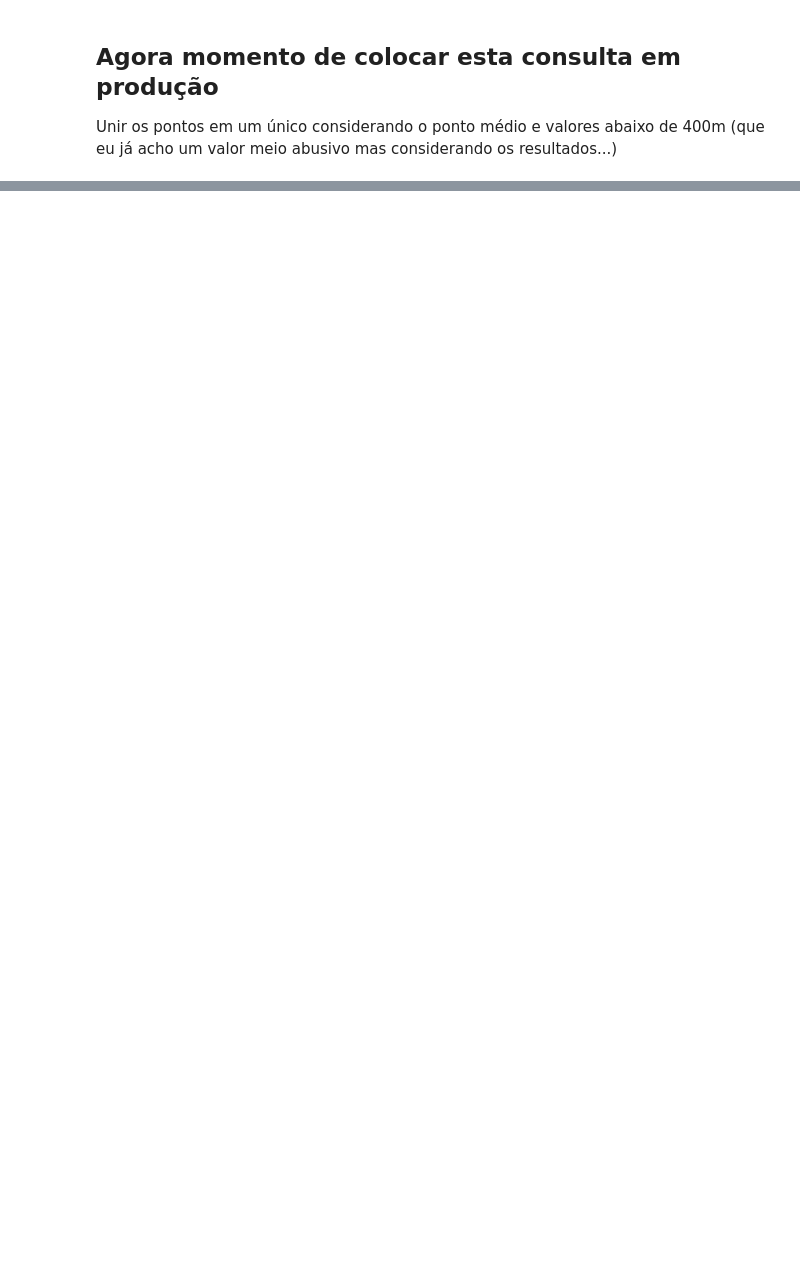
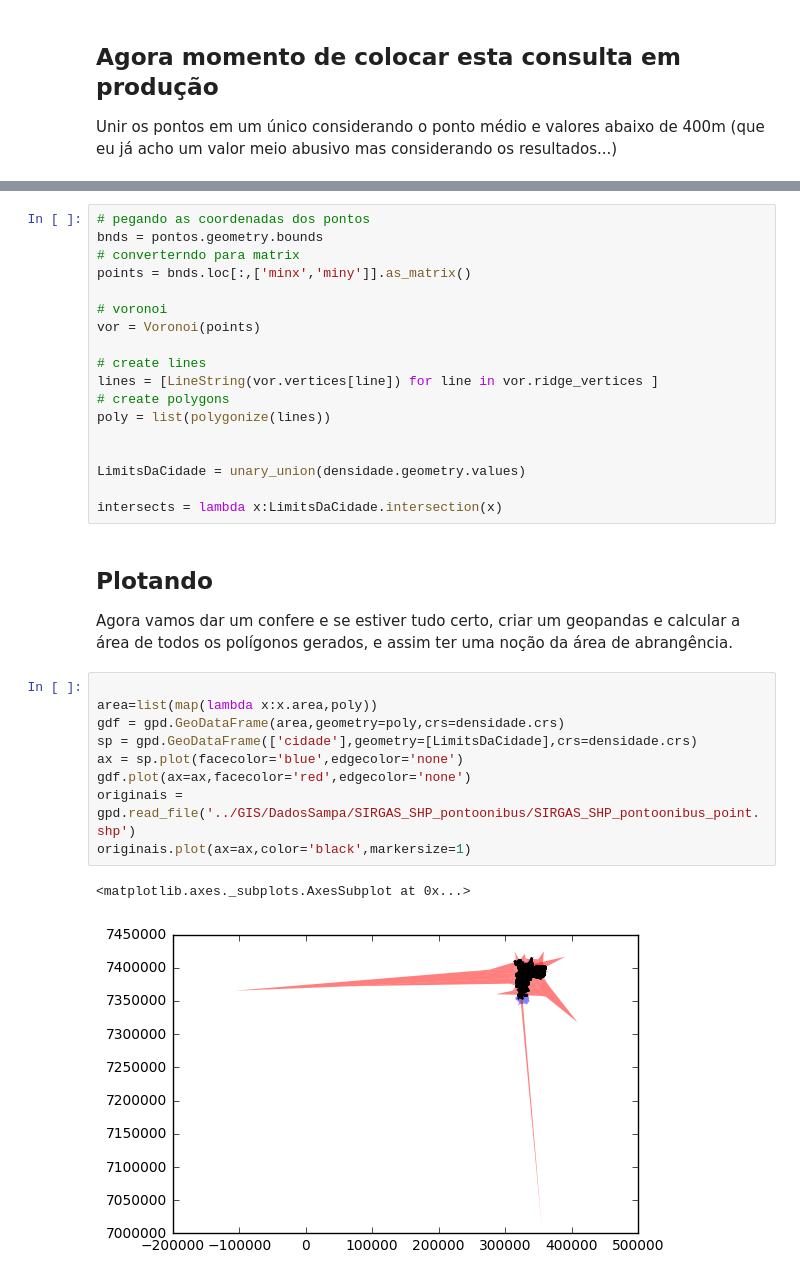
Before and after one commit to titoconte/notebooks, a Jupyter notebook: AbrangenciaDoBusaoSP.ipynb, the cells around one changed output, grey strips where cells are left out. Cells and saved outputs as stored; diff of their text form; blank space fills up the shorter version.

```diff
--- a/AbrangenciaDoBusaoSP.ipynb
+++ b/AbrangenciaDoBusaoSP.ipynb
@@ -272,0 +290,34 @@ KeyError: 'the label [0] is not in the [index]'
+# %%
+# pegando as coordenadas dos pontos
+bnds = pontos.geometry.bounds
+# converterndo para matrix
+points = bnds.loc[:,['minx','miny']].as_matrix()
+
+# voronoi
+vor = Voronoi(points)
+
+# create lines
+lines = [LineString(vor.vertices[line]) for line in vor.ridge_vertices ]
+# create polygons
+poly = list(polygonize(lines))
+
+
+LimitsDaCidade = unary_union(densidade.geometry.values)
+
+intersects = lambda x:LimitsDaCidade.intersection(x)
+# %% [markdown]
+## Plotando
+
+Agora vamos dar um confere e se estiver tudo certo, criar um geopandas e calcular a área de todos os polígonos gerados, e assim ter uma noção da área de abrangência.
+# %%
+
+area=list(map(lambda x:x.area,poly))
+gdf = gpd.GeoDataFrame(area,geometry=poly,crs=densidade.crs)
+sp = gpd.GeoDataFrame(['cidade'],geometry=[LimitsDaCidade],crs=densidade.crs)
+ax = sp.plot(facecolor='blue',edgecolor='none')
+gdf.plot(ax=ax,facecolor='red',edgecolor='none')
+originais = gpd.read_file('../GIS/DadosSampa/SIRGAS_SHP_pontoonibus/SIRGAS_SHP_pontoonibus_point.shp')
+originais.plot(ax=ax,color='black',markersize=1)
+# %% [output]
+<matplotlib.axes._subplots.AxesSubplot at 0x...>
+[figure, added]
```
Also changed, not shown: parts of 12 cells of this notebook.
